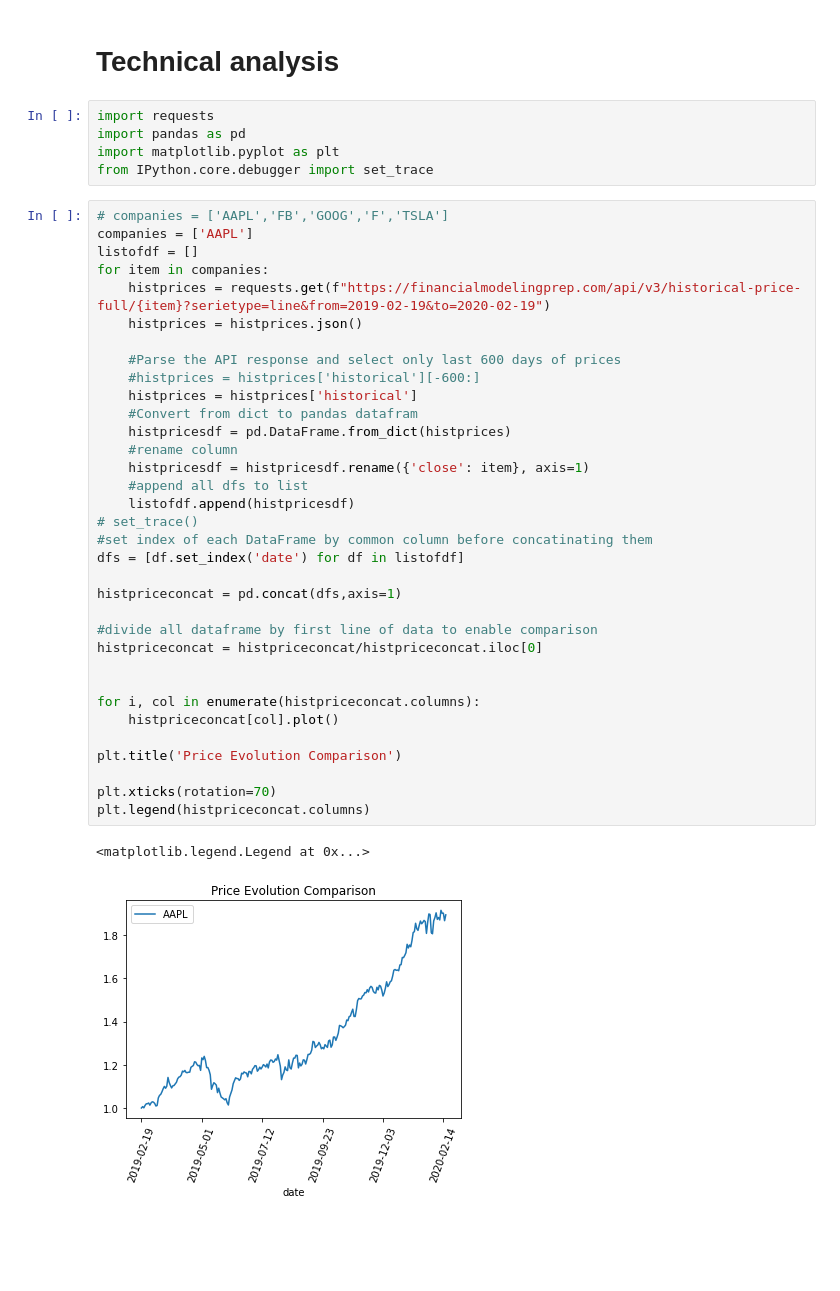
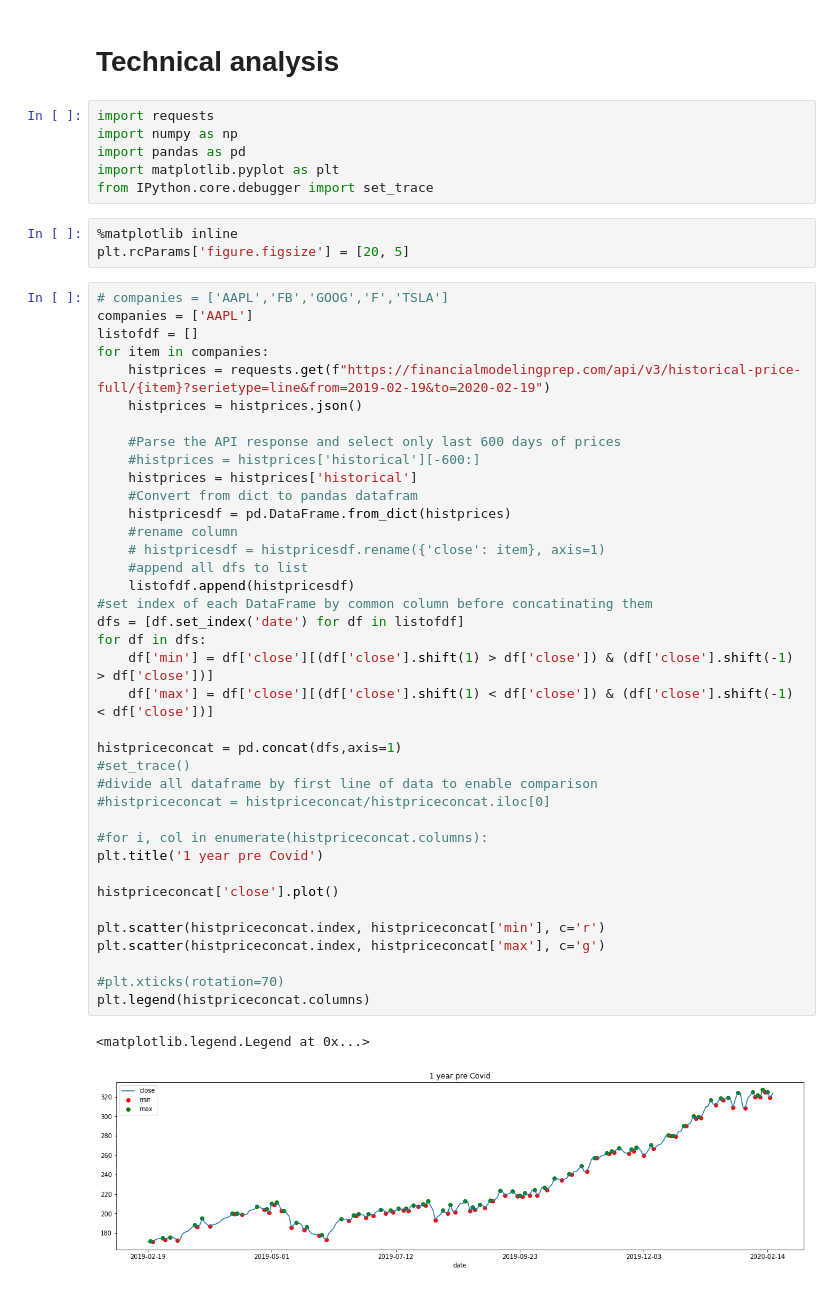
Before and after one commit to simon0191/tech-analysis, a Jupyter notebook: Technical analysis.ipynb, the cells around one changed output. Drawn from its saved outputs; the diff is of its cells as text; blank space fills up the shorter version.

Commit message:
1 year graph with local mins and max

```diff
--- a/Technical analysis.ipynb
+++ b/Technical analysis.ipynb
@@ -2,43 +2,51 @@
 # Technical analysis
 # %%
 import requests
+import numpy as np
 import pandas as pd
 import matplotlib.pyplot as plt
 from IPython.core.debugger import set_trace
+# %%
+%matplotlib inline
+plt.rcParams['figure.figsize'] = [20, 5]
 # %%
 # companies = ['AAPL','FB','GOOG','F','TSLA']
 companies = ['AAPL']
 listofdf = []
 for item in companies:
     histprices = requests.get(f"https://financialmodelingprep.com/api/v3/historical-price-full/{item}?serietype=line&from=2019-02-19&to=2020-02-19")
     histprices = histprices.json()
 
     #Parse the API response and select only last 600 days of prices
     #histprices = histprices['historical'][-600:]
     histprices = histprices['historical']
     #Convert from dict to pandas datafram
     histpricesdf = pd.DataFrame.from_dict(histprices)
     #rename column
-    histpricesdf = histpricesdf.rename({'close': item}, axis=1)
+    # histpricesdf = histpricesdf.rename({'close': item}, axis=1)
     #append all dfs to list
     listofdf.append(histpricesdf)
-# set_trace()
 #set index of each DataFrame by common column before concatinating them
 dfs = [df.set_index('date') for df in listofdf]
+for df in dfs:
+    df['min'] = df['close'][(df['close'].shift(1) > df['close']) & (df['close'].shift(-1) > df['close'])]
+    df['max'] = df['close'][(df['close'].shift(1) < df['close']) & (df['close'].shift(-1) < df['close'])]
 
 histpriceconcat = pd.concat(dfs,axis=1)
+#set_trace()
+#divide all dataframe by first line of data to enable comparison
+#histpriceconcat = histpriceconcat/histpriceconcat.iloc[0]
 
-#divide all dataframe by first line of data to enable comparison
-histpriceconcat = histpriceconcat/histpriceconcat.iloc[0]
+#for i, col in enumerate(histpriceconcat.columns):
+plt.title('1 year pre Covid')
 
+histpriceconcat['close'].plot()
 
-for i, col in enumerate(histpriceconcat.columns):
-    histpriceconcat[col].plot()
+plt.scatter(histpriceconcat.index, histpriceconcat['min'], c='r')
+plt.scatter(histpriceconcat.index, histpriceconcat['max'], c='g')
 
-plt.title('Price Evolution Comparison')
-
-plt.xticks(rotation=70)
+#plt.xticks(rotation=70)
 plt.legend(histpriceconcat.columns)
 # %% [output]
 <matplotlib.legend.Legend at 0x...>
-[figure, old version]
+[figure, new version]
```
Also changed, not shown: parts of 1 cell of this notebook.
